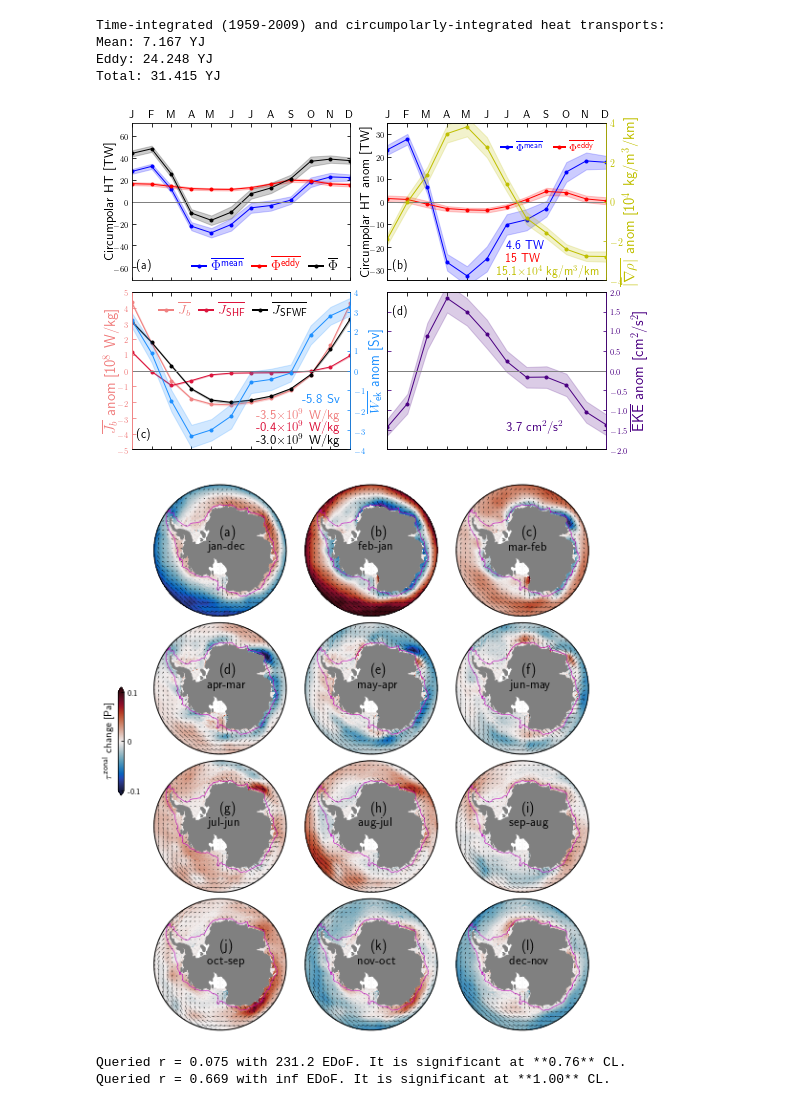
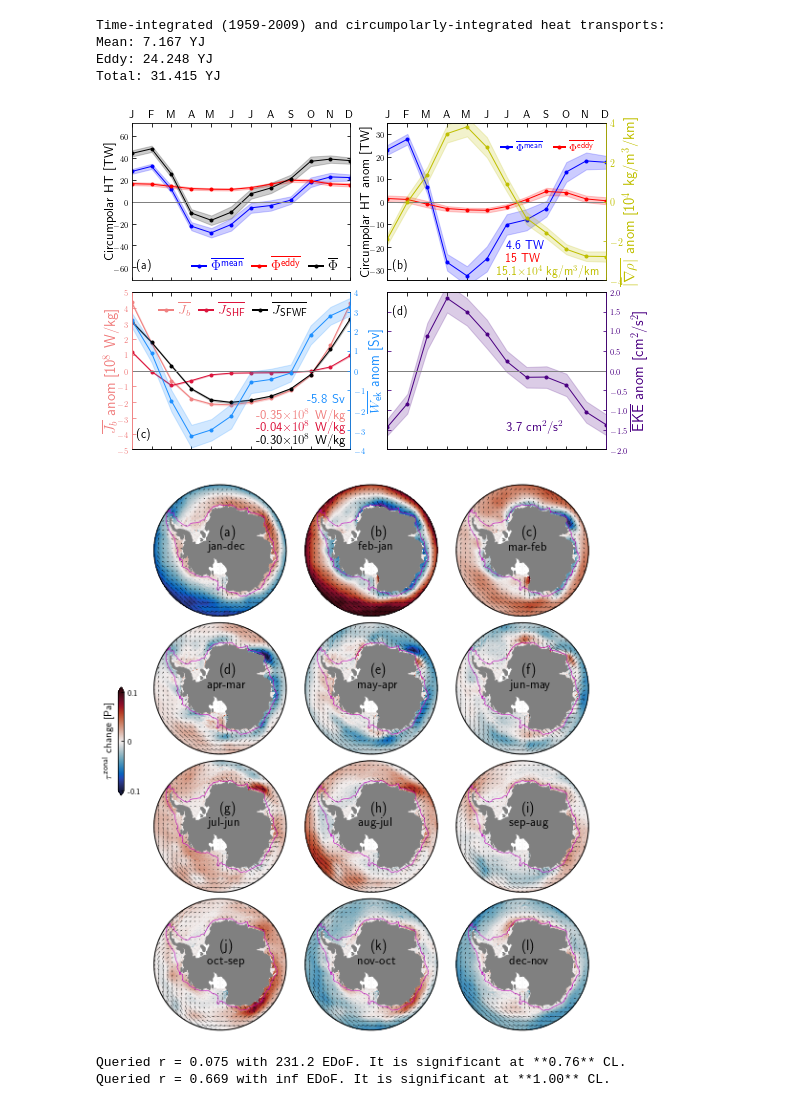
Before and after one commit to apaloczy/AntarcticaCircumpolarIntrusions, a Jupyter notebook: plot_figs/figs05-07_09-10_S3-S8/figs05-07_09-10_S3-S8.ipynb, the cells around one changed output. Saved outputs shown, nothing was run; the diff lists cells and outputs as text; code cells hidden in the pictures.

Commit message:
Update figures.

```diff
--- a/plot_figs/figs05-07_09-10_S3-S8/figs05-07_09-10_S3-S8.ipynb
+++ b/plot_figs/figs05-07_09-10_S3-S8/figs05-07_09-10_S3-S8.ipynb
@@ -1304,39 +1304,39 @@ for legobj, legtxt in zip(legh.legendHandles, legh.get_texts()):
     legtxt.set_color(legobj.get_color())
 
 xletter, yletter = 0.02, 0.075
 xletterd, yletterd = 0.02, 0.86
 ax1.text(xletter, yletter, r'(a)', fontsize=12, fontweight='bold', transform=ax1.transAxes)
 ax2.text(xletter, yletter, r'(b)', fontsize=12, fontweight='bold', transform=ax2.transAxes)
 ax3.text(xletter, yletter, r'(c)', fontsize=12, fontweight='bold', transform=ax3.transAxes)
 ax4.text(xletterd, yletterd, r'(d)', fontsize=12, fontweight='bold', transform=ax4.transAxes)
 
-jbqsfac = 1e9
+jbqsfac = 1e8
 # Add mean value of anomalies as annotations.
 xtb, ytb1, ytb2, ytb3, ytb0 = 0.54, 0.2, 0.12, 0.04, 0.3
-xtb0 = 0.78
+xtb0 = 0.80
 xtb2 = 0.50
 ax2.text(xtb, ytb1, r'%0.1f TW'%uqxmclm.mean(), color='b', fontsize=12, fontweight='bold', transform=ax2.transAxes)
 ax2.text(xtb, ytb2, r'%0.0f TW'%uqxeclm.mean(), color='r', fontsize=12, fontweight='bold', transform=ax2.transAxes)
 ax2.text(xtb2, ytb3, r'%0.1f$\times 10^4$ kg/m$^3$/km'%(grhoclm.mean()*grhofac), color=grhocol, fontsize=12, fontweight='bold', transform=ax2.transAxes)
 
 dlll = -0.03
 ax3.text(xtb0, ytb0, r'%0.1f Sv'%Wekclm.mean(), color=wekcol, fontsize=13, fontweight='bold', transform=ax3.transAxes)
-ax3.text(xtb-dlll, ytb1, r'%0.1f$\times 10^9$ W/kg'%(Jbclm.mean()*jbqsfac), color=jbcol, fontsize=13, fontweight='bold', transform=ax3.transAxes)
-ax3.text(xtb-dlll, ytb2, r'%0.1f$\times 10^9$ W/kg'%(Jqclm.mean()*jbqsfac), color=jqcol, fontsize=13, fontweight='bold', transform=ax3.transAxes)
-ax3.text(xtb-dlll, ytb3, r'%0.1f$\times 10^9$ W/kg'%(Jsclm.mean()*jbqsfac), color=jscol, fontsize=13, fontweight='bold', transform=ax3.transAxes)
+ax3.text(xtb-dlll, ytb1, r'%1.2f$\times 10^8$ W/kg'%(Jbclm.mean()*jbqsfac), color=jbcol, fontsize=13, fontweight='bold', transform=ax3.transAxes)
+ax3.text(xtb-dlll, ytb2, r'%1.2f$\times 10^8$ W/kg'%(Jqclm.mean()*jbqsfac), color=jqcol, fontsize=13, fontweight='bold', transform=ax3.transAxes)
+ax3.text(xtb-dlll, ytb3, r'%1.2f$\times 10^8$ W/kg'%(Jsclm.mean()*jbqsfac), color=jscol, fontsize=13, fontweight='bold', transform=ax3.transAxes)
 
 ax4.text(xtb, ytb2, r'%0.1f cm$^2$/s$^2$'%ekeclm.mean(), color=ekecol, fontsize=13, fontweight='bold', transform=ax4.transAxes)
 
 fig.subplots_adjust(hspace=0.075, wspace=0.17)
 fig2.subplots_adjust(hspace=0.05, wspace=0.0)
 
 figname = 'fig_seasnisob.%s'%fmt
 fig.savefig(figname, bbox_inches='tight', dpi=125)
 
 figname = 'fig_seasntau.%s'%fmt
 fig2.savefig(figname, bbox_inches='tight', dpi=150)
 # %% [output]
-[figure, old version]
+[figure, new version]
 [figure]
 # %%
 ##############################################################
```
Also changed, not shown: 8 other files.
